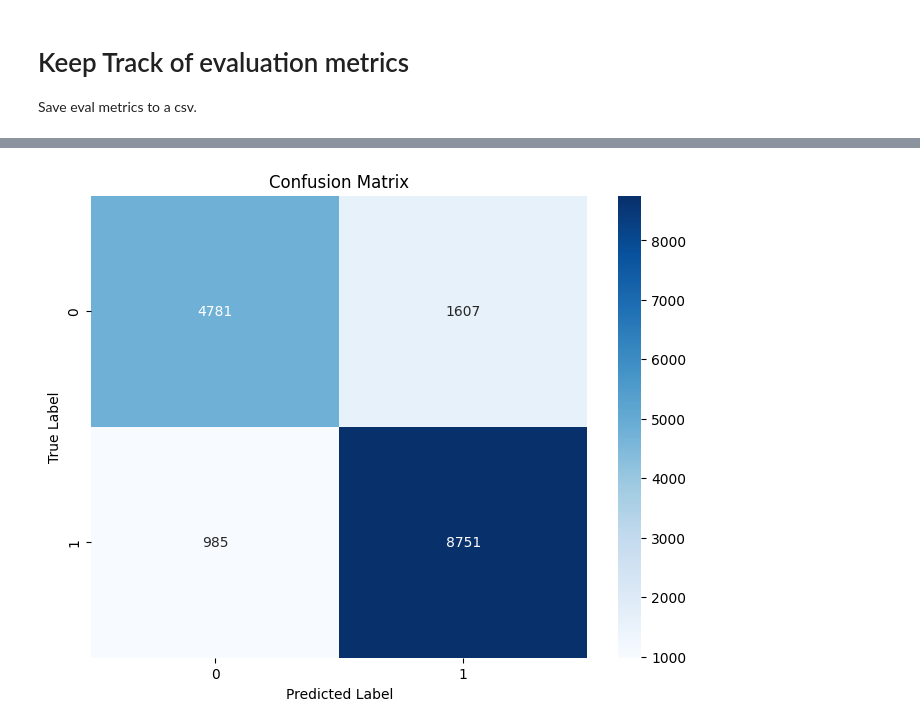
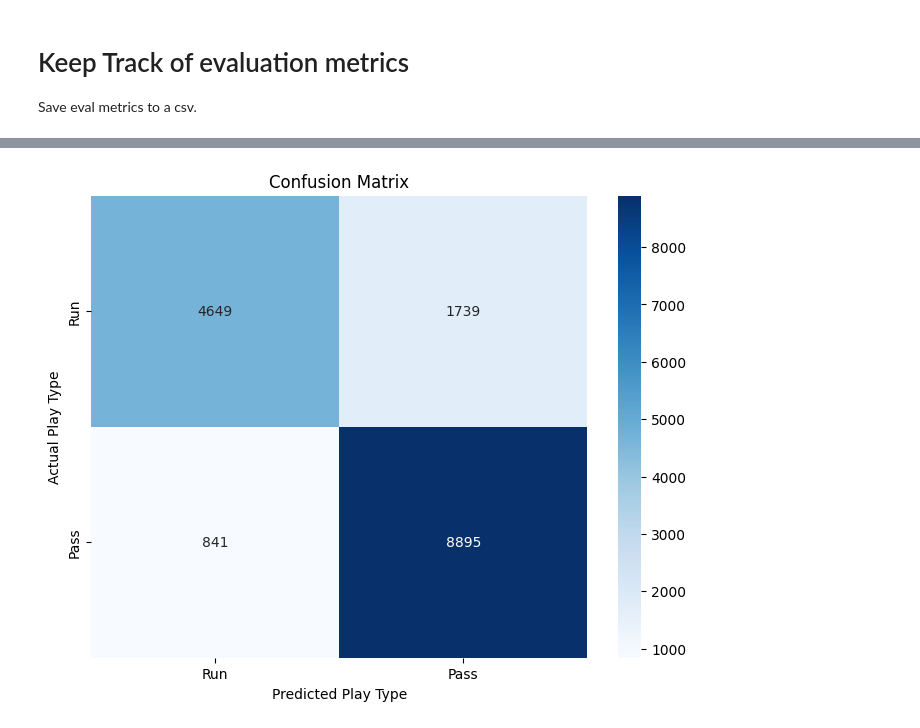
Before and after one commit to cam-cc/NFL-RUNvsPASS, a Jupyter notebook: nfl-bdb1dcnn.ipynb, the cells around one changed output, grey strips where cells are left out. Cells and saved outputs as stored; diff of their text form; code cells hidden in the pictures.

```diff
--- a/nfl-bdb1dcnn.ipynb
+++ b/nfl-bdb1dcnn.ipynb
@@ -710,7 +703,7 @@ PlayCNN(
 best_val_auc = 0
 patience = 7
 patience_counter = 0
-epochs = 100
+epochs = 50
 
 # Training history
 train_losses = []
@@ -720,6 +713,12 @@ for epoch in range(epochs):
     # Training
     model.train()
     total_loss = 0
+
+    # early stopping
+    early_stopping_patience = 10
+    best_val_loss = float('inf')
+    early_stopping_counter = 0
+
     for features, targets in train_loader:
         features, targets = features.to(device), targets.to(device)
 
@@ -728,7 +727,7 @@ for epoch in range(epochs):
         loss = criterion(outputs, targets.unsqueeze(1))
         loss.backward()
         # Gradient clipping to prevent exploding gradients
-        # torch.nn.utils.clip_grad_norm_(model.parameters(), max_norm=1.0)
+        torch.nn.utils.clip_grad_norm_(model.parameters(), max_norm=1.0)
         optimizer.step()
 
         total_loss += loss.item()
@@ -759,10 +758,23 @@ for epoch in range(epochs):
     scheduler.step(avg_val_loss)
     current_lr = optimizer.param_groups[0]['lr']
 
-    print(f'Epoch {epoch+1}/{epochs}:')
-    print(f'Training Loss: {avg_train_loss:.4f}')
-    print(f'Validation Loss: {avg_val_loss:.4f}')
-    print(f'Validation AUC: {val_auc:.4f}')
-    print(f'Learning Rate: {current_lr:.6f}')
-    print('------------------------')
+    if avg_val_loss < best_val_loss:
+        best_val_loss = avg_val_loss
+        early_stopping_counter = 0
+        # Save best model
+        torch.save(model.state_dict(), './models/best_model.pth')
+    else:
+        early_stopping_counter += 1
+
+    if early_stopping_counter >= early_stopping_patience:
+        print(f'Early stopping triggered after {epoch+1} epochs')
+        break
+
+    if (epoch + 1) % 10 == 0 or (epoch + 1) == 1:
+        print(f'Epoch {epoch+1}/{epochs}:')
+        print(f'Training Loss: {avg_train_loss:.4f}')
+        print(f'Validation Loss: {avg_val_loss:.4f}')
+        print(f'Validation AUC: {val_auc:.4f}')
+        print(f'Learning Rate: {current_lr:.6f}')
+        print('------------------------')
 # %% [output]
@@ -858,21 +870,27 @@ Probability of pass: 0.875
 # %%
 from sklearn.metrics import confusion_matrix
 import seaborn as sns
 
 y_pred_proba = predict(model, scaler, X)[:, 0]
 y_true = y.values
 
 y_pred = (y_pred_proba > 0.5).astype(int)
 cm = confusion_matrix(y_true, y_pred)
 
 plt.figure(figsize=(8, 6))
 sns.heatmap(cm, annot=True, fmt='d', cmap='Blues')
 plt.title('Confusion Matrix')
-plt.ylabel('True Label')
-plt.xlabel('Predicted Label')
+plt.ylabel('Actual Play Type')
+plt.xlabel('Predicted Play Type')
+
+# Add custom labels
+tick_labels = ['Run', 'Pass']
+plt.gca().set_xticklabels(tick_labels)
+plt.gca().set_yticklabels(tick_labels)
+
 plt.show()
 # %% [output]
-[figure, old version]
+[figure, new version]
 # %%
 from sklearn.metrics import classification_report
 print(classification_report(y_true, y_pred))
```
Also changed, not shown: parts of 13 cells of this notebook, 4 other files.
